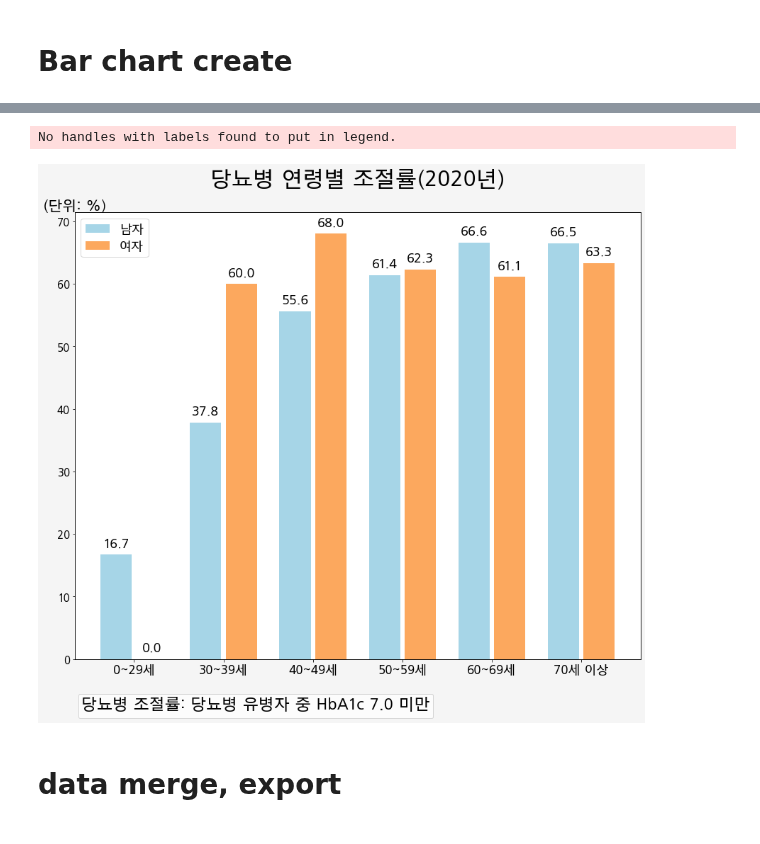
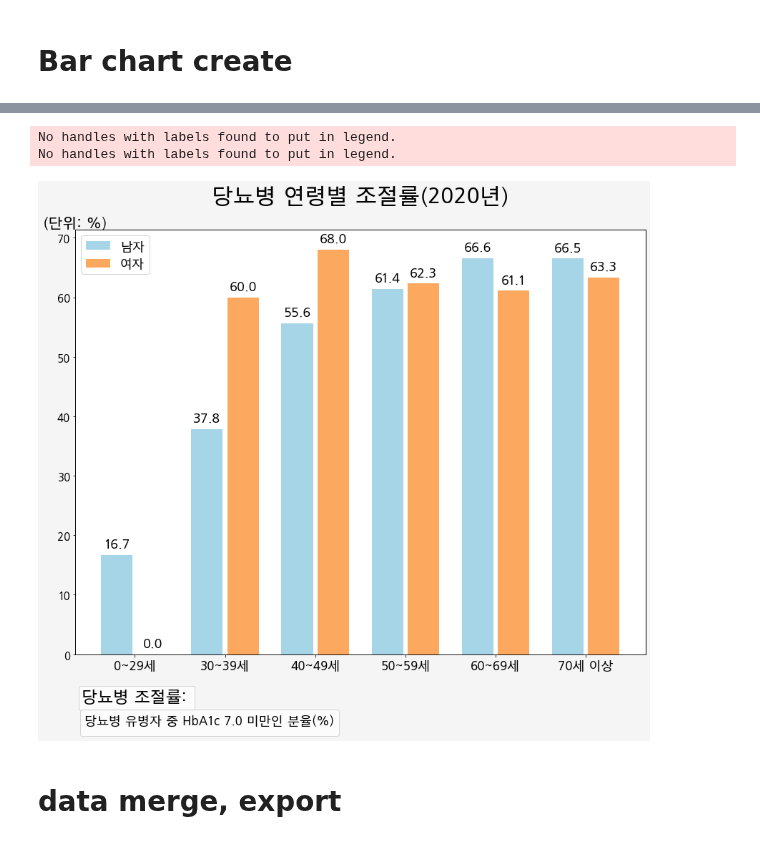
Before and after one commit to juseful/FactSheet2020, a Jupyter notebook: 02_질환별_02당뇨.ipynb, the cells around one changed output, grey strips where cells are left out. Cells and saved outputs as stored; diff of their text form; code cells hidden in the pictures.

```diff
--- a/02_질환별_02당뇨.ipynb
+++ b/02_질환별_02당뇨.ipynb
@@ -576,7 +576,7 @@ ax.yaxis.set_tick_params(labelsize=15) # y축 표시값 글씨크기 조정
 ax.set_xticks(x)
 ax.set_xticklabels(
                    labels[0:len(labels)] # all 값이 list에는 포함되지 않았기 때문임.
-                  , fontsize=20
+                  , fontsize=17
                   )
 
 # bar위에 값 label 표시
@@ -608,9 +608,9 @@ def twinx(self):
     return ax2
 
 ax2 = twinx(ax)
-# ax3 = twinx(ax)
-lg1 = ax2.legend(bbox_to_anchor=(0,-0.14), title='당뇨병 조절률: 당뇨병 유병자 중 HbA1c 7.0 미만', title_fontsize = 22 ,ncol=1  ,loc='lower left')
-# lg2 = ax3.legend(bbox_to_anchor=(0,-0.205), title='① 수축기혈압 140 미만 ② 이완기혈압 90 미만', title_fontsize = 17 ,ncol=1,loc='lower left' ,fontsize=15)
+ax3 = twinx(ax)
+lg1 = ax2.legend(bbox_to_anchor=(0,-0.14), title='당뇨병 조절률: ', title_fontsize = 22 ,ncol=1  ,loc='lower left')
+lg2 = ax3.legend(bbox_to_anchor=(0,-0.205), title='당뇨병 유병자 중 HbA1c 7.0 미만인 분율(%)', title_fontsize = 17 ,ncol=1,loc='lower left' ,fontsize=15)
 
 fig.tight_layout()
 
@@ -673,37 +674,38 @@ def autolabel(rects):
 autolabel(rects1)
 autolabel(rects2)
 
 # multiple legend
 def twinx(self):
     ax2 = self._make_twin_axes(sharex=self)
     # ax2.yaxis.tick_right()
     ax2.yaxis.set_visible(False)
     # ax2.yaxis.set_label_position('right')
     # ax2.yaxis.set_offset_position('right')
     ax2.set_autoscalex_on(self.get_autoscalex_on())
     self.yaxis.tick_left()
     ax2.xaxis.set_visible(False)
     ax2.patch.set_visible(False)
     return ax2
 
 ax2 = twinx(ax)
-# ax3 = twinx(ax)
-lg1 = ax2.legend(bbox_to_anchor=(0,-0.14), title='당뇨병 조절률: 당뇨병 유병자 중 HbA1c 7.0 미만', title_fontsize = 22 ,ncol=1  ,loc='lower left')
-# lg2 = ax3.legend(bbox_to_anchor=(0,-0.205), title='① 수축기혈압 140 미만 ② 이완기혈압 90 미만', title_fontsize = 17 ,ncol=1,loc='lower left' ,fontsize=15)
+ax3 = twinx(ax)
+lg1 = ax2.legend(bbox_to_anchor=(0,-0.14), title='당뇨병 조절률: ', title_fontsize = 22 ,ncol=1  ,loc='lower left')
+lg2 = ax3.legend(bbox_to_anchor=(0,-0.205), title='당뇨병 유병자 중 HbA1c 7.0 미만인 분율(%)', title_fontsize = 17 ,ncol=1,loc='lower left' ,fontsize=15)
 
 fig.tight_layout()
 
 plt.savefig("{}/02_02당뇨병_04연령별조절률.png".format(workdir[:-5])
             ,bbox_extra_artists=(lg1,lg2)
             ,bbox_inches='tight'
             )
 
 # plt.savefig("{}/dm_ctrl_t.png".format(workdir),edgecolor="black")
 
 # plt.show()
 # %% [output]
 No handles with labels found to put in legend.
+No handles with labels found to put in legend.
-[figure, old version]
+[figure, new version]
 # %% [markdown]
 # data merge, export
 # %%
```
Also changed, not shown: parts of 3 cells of this notebook.
